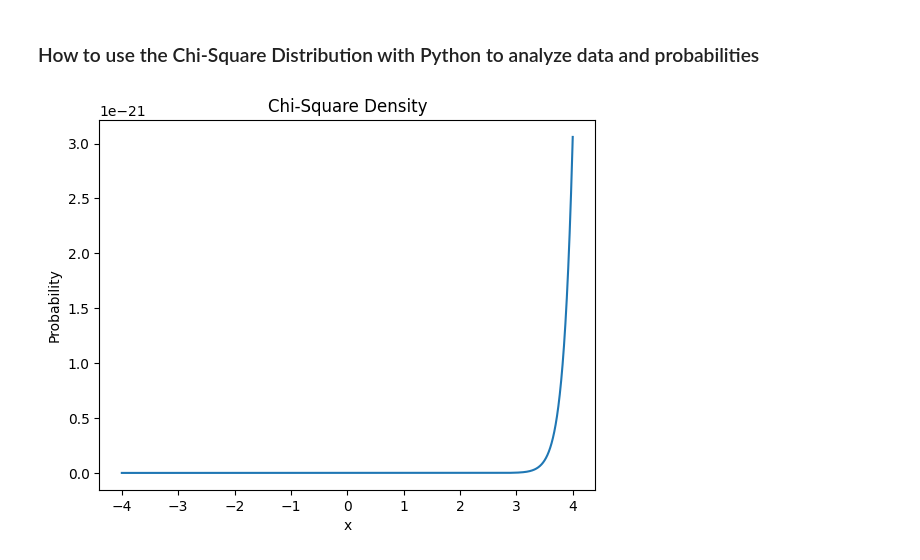
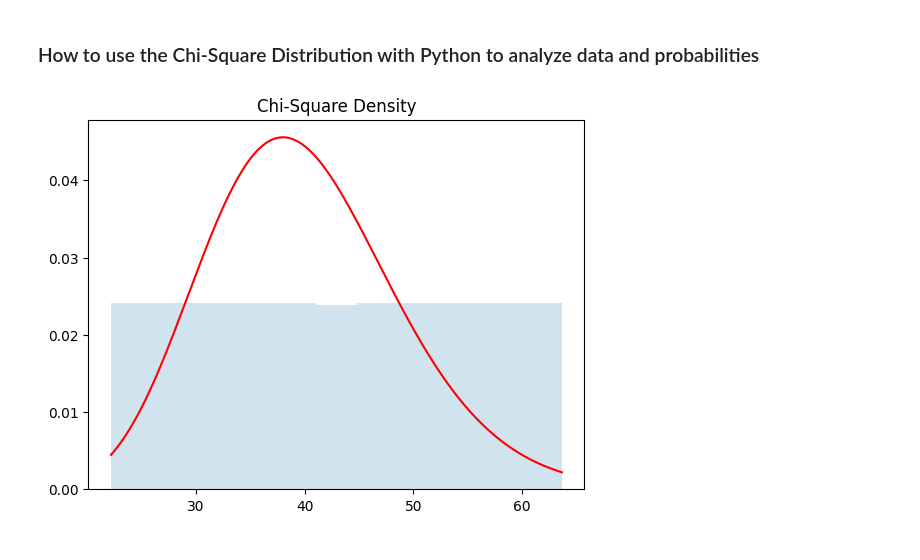
Before and after one commit to athousanddetails/chi-square-distribution, a Jupyter notebook: notebooks/chi-square-distribution.ipynb, the cells around one changed output. Saved outputs shown, nothing was run; the diff lists cells and outputs as text; code cells hidden in the pictures.

```diff
--- a/notebooks/chi-square-distribution.ipynb
+++ b/notebooks/chi-square-distribution.ipynb
@@ -45,20 +45,23 @@ def cchisquare(x, df):
 def qchisquare(x, df):
     results = chi2.ppf(x, df)
     return results
-# %%
-# Using the functions and ploting
-
-df = 55
-x = np.arange(-4, 4, 0.001)
-
-pdfvalues = dchisquare(x, df)
-
-plt.plot(x, pdfvalues)
-plt.xlabel('x')
-plt.ylabel('Probability')
-plt.title('Chi-Square Density')
-plt.show()
-# %% [output]
-[figure, removed]
+# %%
+# Using the functions and ploting
+
+# Define X the degree of freedom of our chi-square
+x = np.linspace(chi2.ppf(0.01, df), chi2.ppf(0.99, df), 1000)
+df = 40
+
+# Use the function to calculate the density of the Chi Distribution
+pdfvalues = dchisquare(x, df)
+#print(pdfvalues)
+
+#Plot the histogram of X and the Density Function
+plt.hist(x, density=True, bins='auto', histtype='stepfilled', alpha=0.2)
+plt.plot(x, pdfvalues, color='red')
+plt.title('Chi-Square Density')
+plt.show()
+# %% [output]
+[figure, added]
 # %%
 df = 55
```
Also changed, not shown: parts of 2 cells of this notebook.
